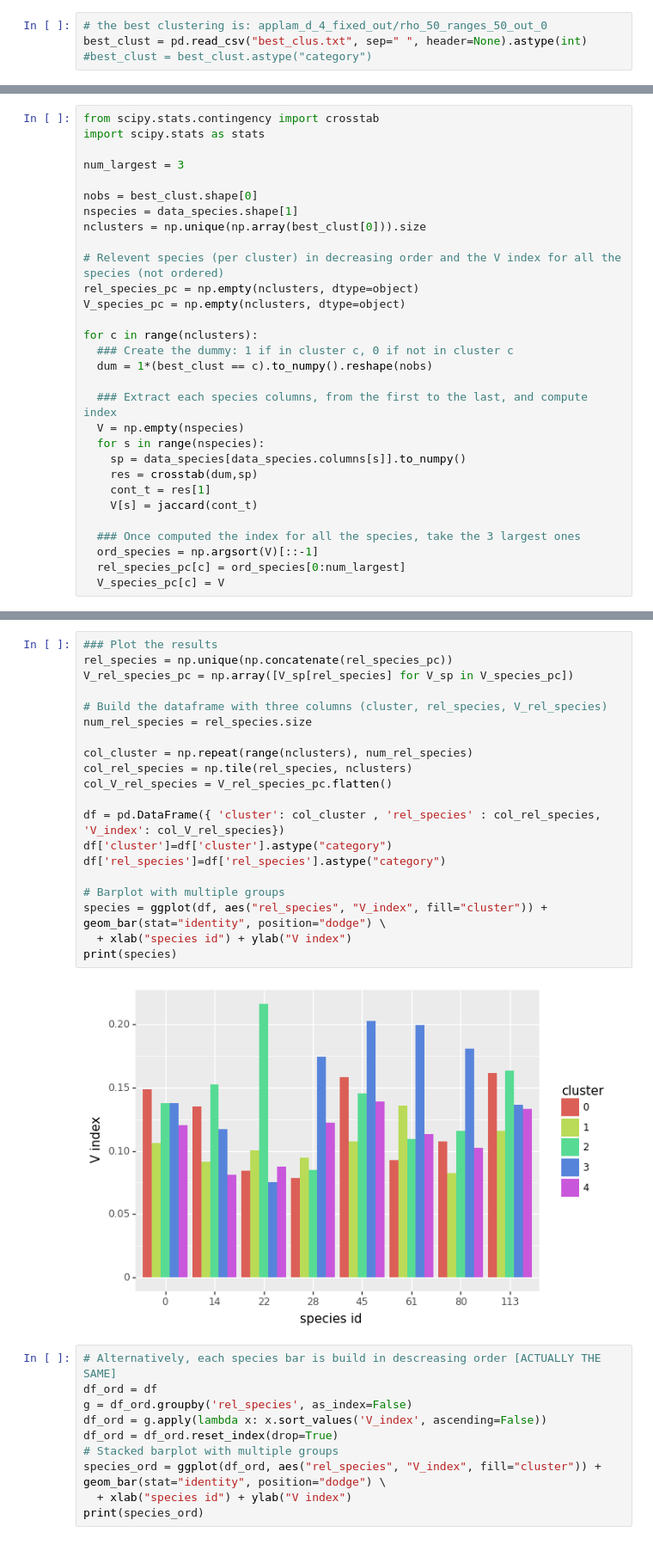
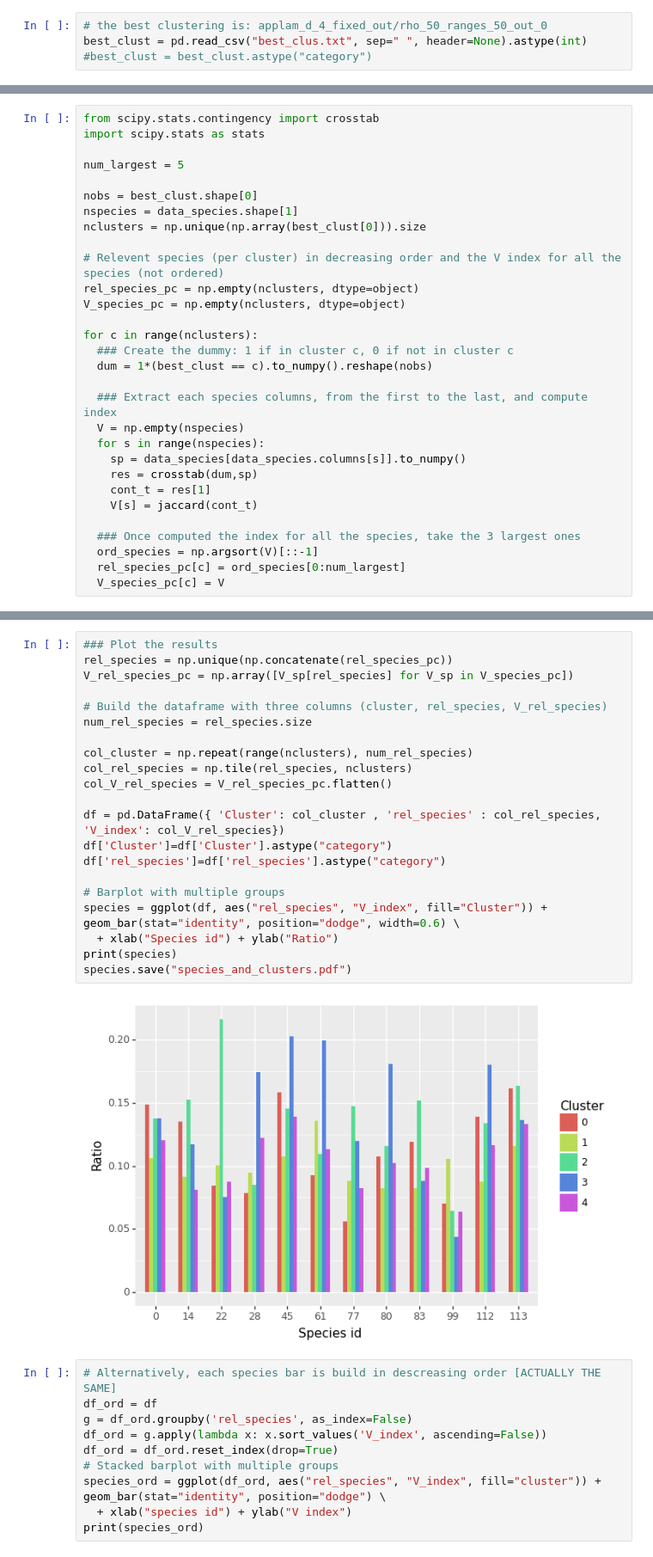
Before and after one commit to LGhilotti/pp_mix, a Jupyter notebook: data/Bauges_data/clustering_analysis.ipynb, the cells around one changed output, grey strips where cells are left out. Shown: that part at 86% size. Cells and saved outputs as stored; diff of their text form.

Commit message:
clustering analysis modified

```diff
--- a/data/Bauges_data/clustering_analysis.ipynb
+++ b/data/Bauges_data/clustering_analysis.ipynb
@@ -95,7 +95,7 @@ def jaccard(cont):
 from scipy.stats.contingency import crosstab
 import scipy.stats as stats
 
-num_largest = 3
+num_largest = 5
 
 nobs = best_clust.shape[0]
 nspecies = data_species.shape[1]
@@ -130,25 +167,26 @@ print(rel_species_pc)
 # %%
 ### Plot the results
 rel_species = np.unique(np.concatenate(rel_species_pc))
 V_rel_species_pc = np.array([V_sp[rel_species] for V_sp in V_species_pc])
 
 # Build the dataframe with three columns (cluster, rel_species, V_rel_species)
 num_rel_species = rel_species.size
 
 col_cluster = np.repeat(range(nclusters), num_rel_species)
 col_rel_species = np.tile(rel_species, nclusters)
 col_V_rel_species = V_rel_species_pc.flatten()
 
-df = pd.DataFrame({ 'cluster': col_cluster , 'rel_species' : col_rel_species, 'V_index': col_V_rel_species})
-df['cluster']=df['cluster'].astype("category")
+df = pd.DataFrame({ 'Cluster': col_cluster , 'rel_species' : col_rel_species, 'V_index': col_V_rel_species})
+df['Cluster']=df['Cluster'].astype("category")
 df['rel_species']=df['rel_species'].astype("category")
 
 # Barplot with multiple groups
-species = ggplot(df, aes("rel_species", "V_index", fill="cluster")) +  geom_bar(stat="identity", position="dodge") \
-  + xlab("species id") + ylab("V index")
+species = ggplot(df, aes("rel_species", "V_index", fill="Cluster")) +  geom_bar(stat="identity", position="dodge", width=0.6) \
+  + xlab("Species id") + ylab("Ratio")
 print(species)
+species.save("species_and_clusters.pdf")
 # %% [output]
-[figure, old version]
+[figure, new version]
 # %%
 # Alternatively, each species bar is build in descreasing order [ACTUALLY THE SAME]
 df_ord = df
```
Also changed, not shown: parts of 4 cells of this notebook.
